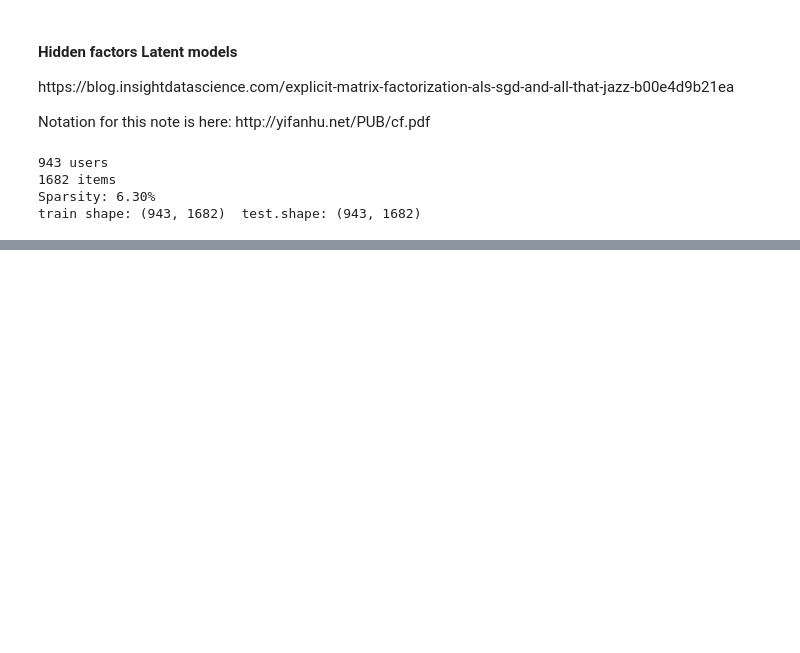
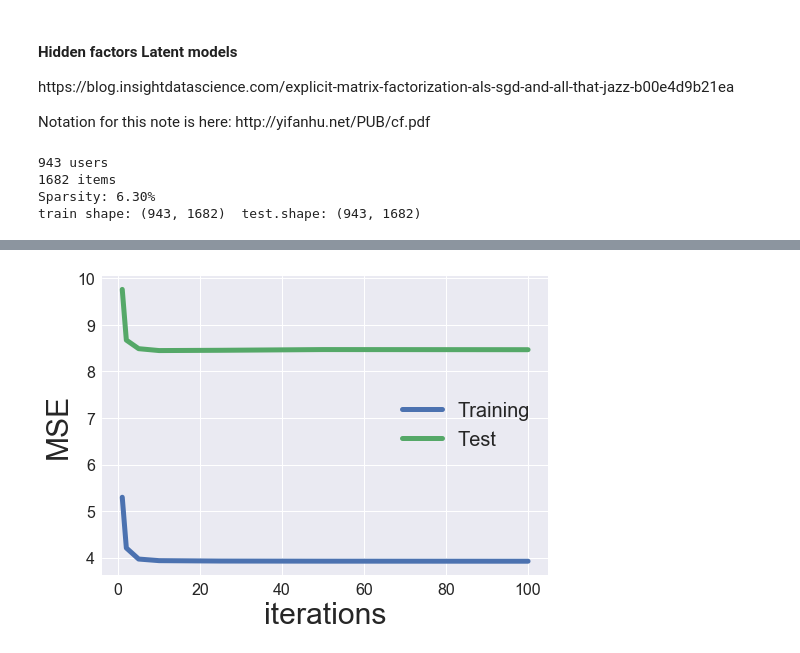
Before and after one commit to dougc333/DeepLearning, a Jupyter notebook: hinton/hidden_factors.ipynb, the cells around one changed output, grey strips where cells are left out. Saved outputs shown, nothing was run; the diff lists cells and outputs as text; code cells hidden in the pictures; blank space fills up the shorter version.

```diff
--- a/hinton/hidden_factors.ipynb
+++ b/hinton/hidden_factors.ipynb
@@ -66,0 +240,36 @@ train shape: (943, 1682)  test.shape: (943, 1682)
+# %%
+from sklearn.metrics import mean_squared_error
+
+def get_mse(pred, actual):
+    # Ignore nonzero terms.
+    pred = pred[actual.nonzero()].flatten()
+    actual = actual[actual.nonzero()].flatten()
+    return mean_squared_error(pred, actual)
+
+MF_ALS = ExplicitMF(train, n_factors=40, \
+                    user_reg=0.0, item_reg=0.0)
+iter_array = [1, 2, 5, 10, 25, 50, 100]
+MF_ALS.calculate_learning_curve(iter_array, test)
+
+%matplotlib inline
+import matplotlib.pyplot as plt
+import seaborn as sns
+sns.set()
+
+def plot_learning_curve(iter_array, model):
+    plt.plot(iter_array, model.train_mse, \
+             label='Training', linewidth=5)
+    plt.plot(iter_array, model.test_mse, \
+             label='Test', linewidth=5)
+
+
+    plt.xticks(fontsize=16);
+    plt.yticks(fontsize=16);
+    plt.xlabel('iterations', fontsize=30);
+    plt.ylabel('MSE', fontsize=30);
+    plt.legend(loc='best', fontsize=20);
+
+
+plot_learning_curve(iter_array, MF_ALS)
+# %% [output]
+[figure, added]
```
Also changed, not shown: parts of 9 cells of this notebook.
